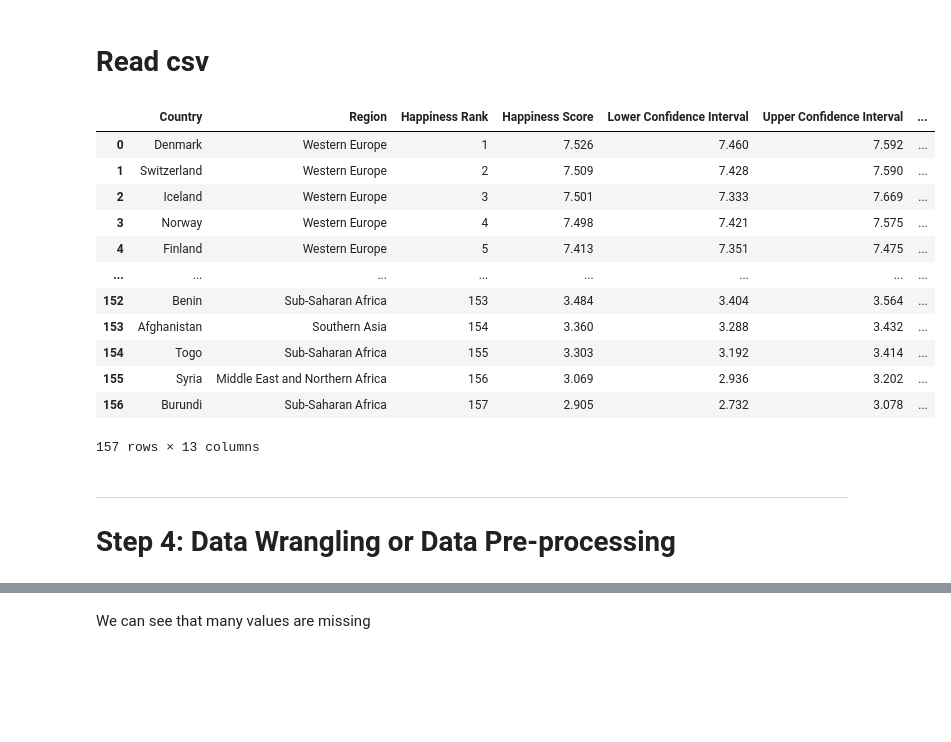
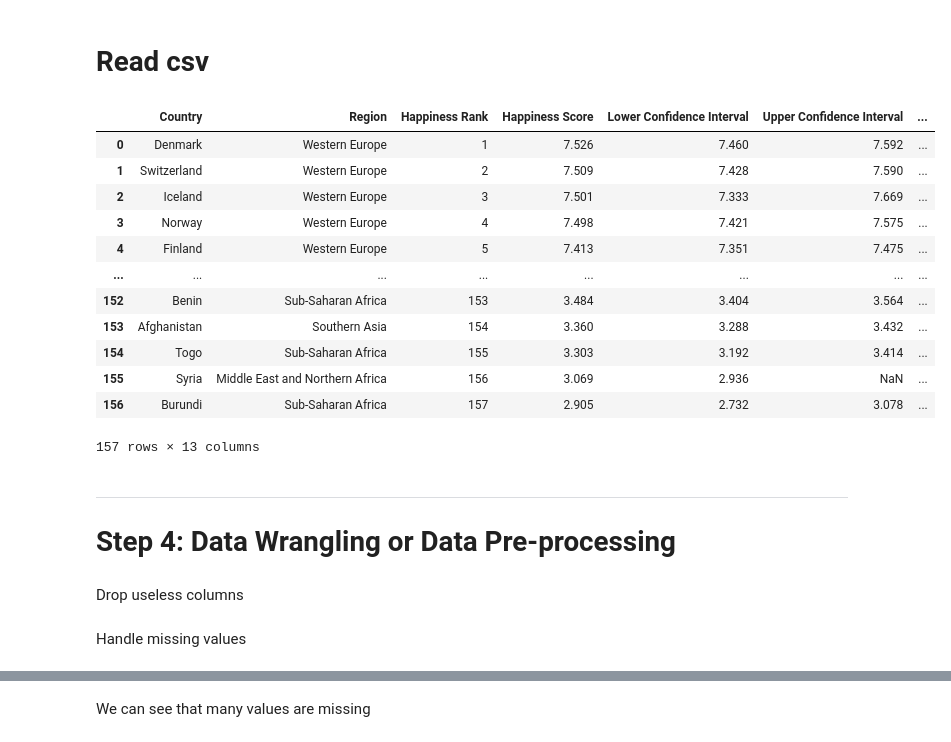
Before and after one commit to Hormone4/World-Happiness-Machine-Learning, a Jupyter notebook: main.ipynb, the cells around one changed output, grey strips where cells are left out. Cells and saved outputs as stored; diff of their text form; code cells hidden in the pictures; blank space fills up the shorter version.

```diff
--- a/main.ipynb
+++ b/main.ipynb
@@ -61,20 +61,21 @@ from matplotlib import pyplot
 # %% [markdown]
 <h1>Read csv</h1>
 # %%
-D = pd.read_csv("World_Happiness_Report.csv", header=0)   # or header=0
+D = pd.read_csv("World_Happiness_Report.csv", header=0)
+df = pd.read_csv("World_Happiness_Report.csv", header=0)
 D
 # %% [output]
 |  | Country | Region | Happiness Rank | Happiness Score | Lower Confidence Interval | Upper Confidence Interval | ... |
 | 0 | Denmark | Western Europe | 1 | 7.526 | 7.460 | 7.592 | ... |
 | 1 | Switzerland | Western Europe | 2 | 7.509 | 7.428 | 7.590 | ... |
 | 2 | Iceland | Western Europe | 3 | 7.501 | 7.333 | 7.669 | ... |
 | 3 | Norway | Western Europe | 4 | 7.498 | 7.421 | 7.575 | ... |
 | 4 | Finland | Western Europe | 5 | 7.413 | 7.351 | 7.475 | ... |
 | ... | ... | ... | ... | ... | ... | ... | ... |
 | 152 | Benin | Sub-Saharan Africa | 153 | 3.484 | 3.404 | 3.564 | ... |
 | 153 | Afghanistan | Southern Asia | 154 | 3.360 | 3.288 | 3.432 | ... |
 | 154 | Togo | Sub-Saharan Africa | 155 | 3.303 | 3.192 | 3.414 | ... |
-| 155 | Syria | Middle East and Northern Africa | 156 | 3.069 | 2.936 | 3.202 | ... |
+| 155 | Syria | Middle East and Northern Africa | 156 | 3.069 | 2.936 | NaN | ... |
 | 156 | Burundi | Sub-Saharan Africa | 157 | 2.905 | 2.732 | 3.078 | ... |
 157 rows × 13 columns
 # %% [markdown]
@@ -83,0 +87,2 @@ D
+# %% [markdown]
+Drop useless columns
@@ -84,2 +95,4 @@ D
+# %% [markdown]
+Handle missing values
 # %%
 # count the number of missing values in each column
```
Also changed, not shown: parts of 17 cells of this notebook, 1 other file.
